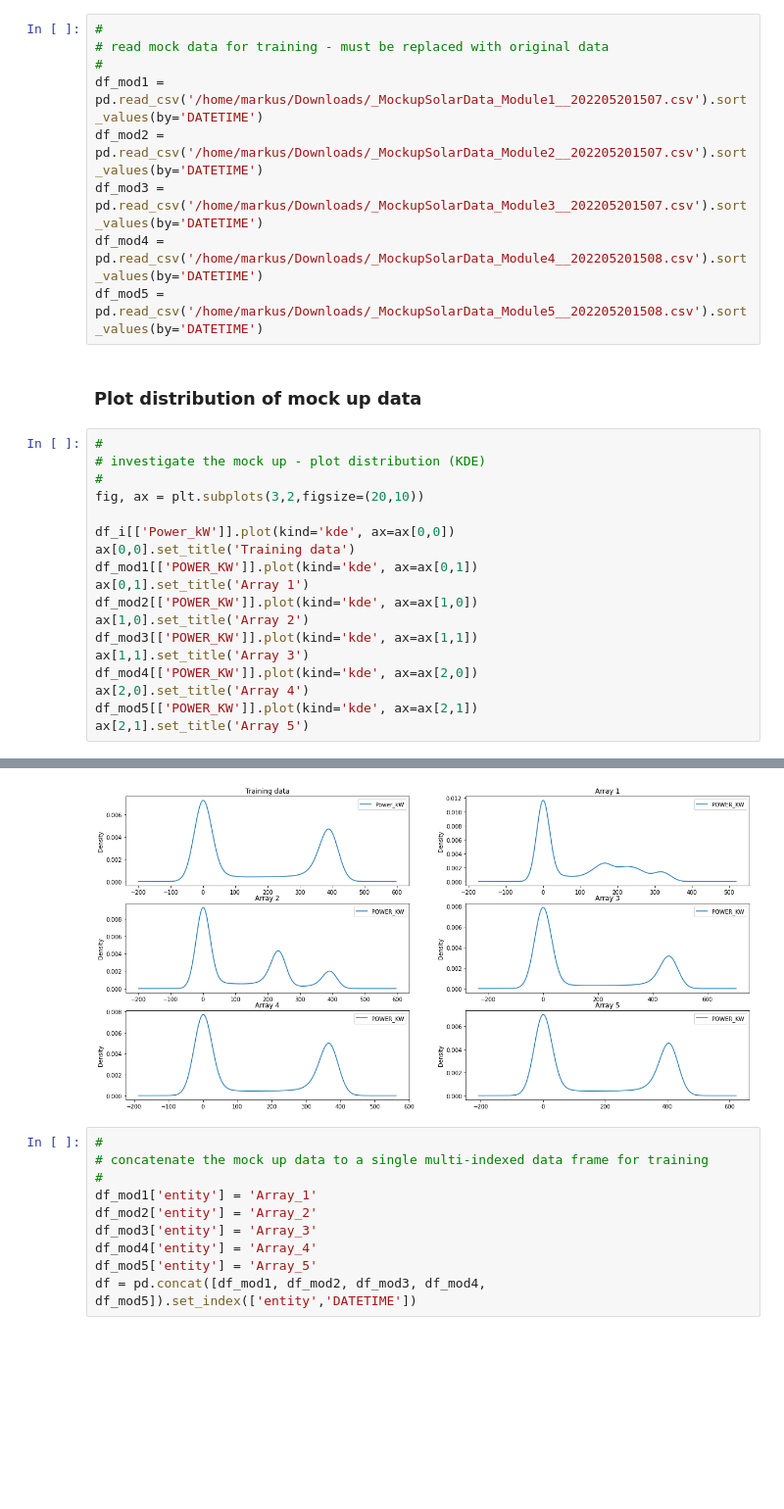
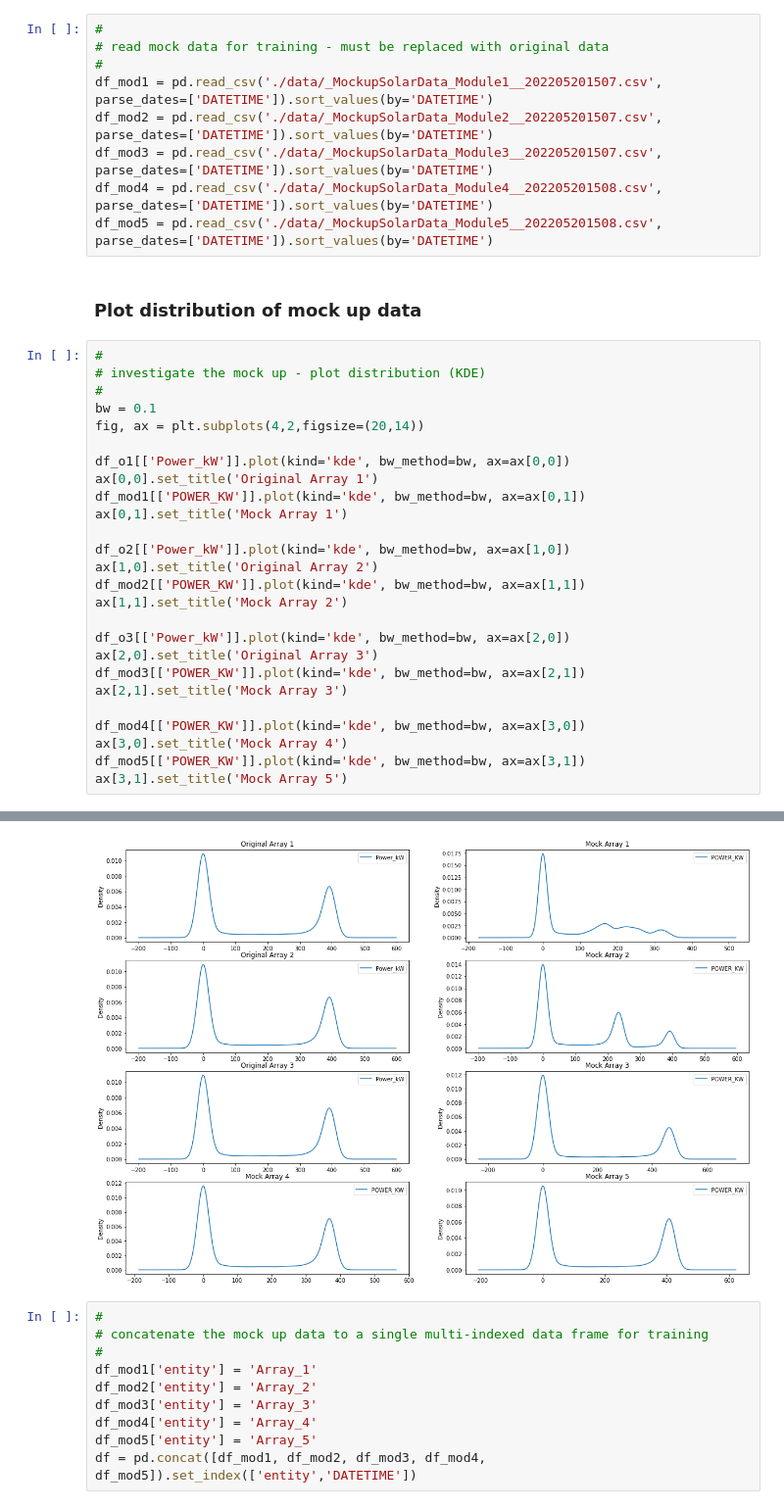
Before and after one commit to sedgewickmm18/notebooks-attic, a Jupyter notebook: SolarPowerRegression.ipynb, the cells around one changed output, grey strips where cells are left out. Shown at 98% size. Cells and saved outputs as stored; diff of their text form; blank space fills up the shorter version.

```diff
--- a/SolarPowerRegression.ipynb
+++ b/SolarPowerRegression.ipynb
@@ -113,29 +100,37 @@ df_i = df_input.set_index(['entity','datetime']).drop(columns='ROWID')
 #
 # read mock data for training - must be replaced with original data
 #
-df_mod1 = pd.read_csv('/home/markus/Downloads/_MockupSolarData_Module1__202205201507.csv').sort_values(by='DATETIME')
-df_mod2 = pd.read_csv('/home/markus/Downloads/_MockupSolarData_Module2__202205201507.csv').sort_values(by='DATETIME')
-df_mod3 = pd.read_csv('/home/markus/Downloads/_MockupSolarData_Module3__202205201507.csv').sort_values(by='DATETIME')
-df_mod4 = pd.read_csv('/home/markus/Downloads/_MockupSolarData_Module4__202205201508.csv').sort_values(by='DATETIME')
-df_mod5 = pd.read_csv('/home/markus/Downloads/_MockupSolarData_Module5__202205201508.csv').sort_values(by='DATETIME')
+df_mod1 = pd.read_csv('./data/_MockupSolarData_Module1__202205201507.csv', parse_dates=['DATETIME']).sort_values(by='DATETIME')
+df_mod2 = pd.read_csv('./data/_MockupSolarData_Module2__202205201507.csv', parse_dates=['DATETIME']).sort_values(by='DATETIME')
+df_mod3 = pd.read_csv('./data/_MockupSolarData_Module3__202205201507.csv', parse_dates=['DATETIME']).sort_values(by='DATETIME')
+df_mod4 = pd.read_csv('./data/_MockupSolarData_Module4__202205201508.csv', parse_dates=['DATETIME']).sort_values(by='DATETIME')
+df_mod5 = pd.read_csv('./data/_MockupSolarData_Module5__202205201508.csv', parse_dates=['DATETIME']).sort_values(by='DATETIME')
 # %% [markdown]
 ### Plot distribution of mock up data
 # %%
 #
 # investigate the mock up - plot distribution (KDE)
 #
-fig, ax = plt.subplots(3,2,figsize=(20,10))
+bw = 0.1
+fig, ax = plt.subplots(4,2,figsize=(20,14))
 
-df_i[['Power_kW']].plot(kind='kde', ax=ax[0,0])
-ax[0,0].set_title('Training data')
-df_mod1[['POWER_KW']].plot(kind='kde', ax=ax[0,1])
-ax[0,1].set_title('Array 1')
-df_mod2[['POWER_KW']].plot(kind='kde', ax=ax[1,0])
-ax[1,0].set_title('Array 2')
-df_mod3[['POWER_KW']].plot(kind='kde', ax=ax[1,1])
-ax[1,1].set_title('Array 3')
-df_mod4[['POWER_KW']].plot(kind='kde', ax=ax[2,0])
-ax[2,0].set_title('Array 4')
-df_mod5[['POWER_KW']].plot(kind='kde', ax=ax[2,1])
-ax[2,1].set_title('Array 5')
+df_o1[['Power_kW']].plot(kind='kde', bw_method=bw, ax=ax[0,0])
+ax[0,0].set_title('Original Array 1')
+df_mod1[['POWER_KW']].plot(kind='kde', bw_method=bw, ax=ax[0,1])
+ax[0,1].set_title('Mock Array 1')
+
+df_o2[['Power_kW']].plot(kind='kde', bw_method=bw, ax=ax[1,0])
+ax[1,0].set_title('Original Array 2')
+df_mod2[['POWER_KW']].plot(kind='kde', bw_method=bw, ax=ax[1,1])
+ax[1,1].set_title('Mock Array 2')
+
+df_o3[['Power_kW']].plot(kind='kde', bw_method=bw, ax=ax[2,0])
+ax[2,0].set_title('Original Array 3')
+df_mod3[['POWER_KW']].plot(kind='kde', bw_method=bw, ax=ax[2,1])
+ax[2,1].set_title('Mock Array 3')
+
+df_mod4[['POWER_KW']].plot(kind='kde', bw_method=bw, ax=ax[3,0])
+ax[3,0].set_title('Mock Array 4')
+df_mod5[['POWER_KW']].plot(kind='kde', bw_method=bw, ax=ax[3,1])
+ax[3,1].set_title('Mock Array 5')
 # %% [output]
@@ -143,4 +138,4 @@ Text(0.5, 1.0, 'Array 5')
-[figure, old version]
+[figure, new version]
 # %%
 #
 # concatenate the mock up data to a single multi-indexed data frame for training
```
Also changed, not shown: parts of 16 cells of this notebook.
